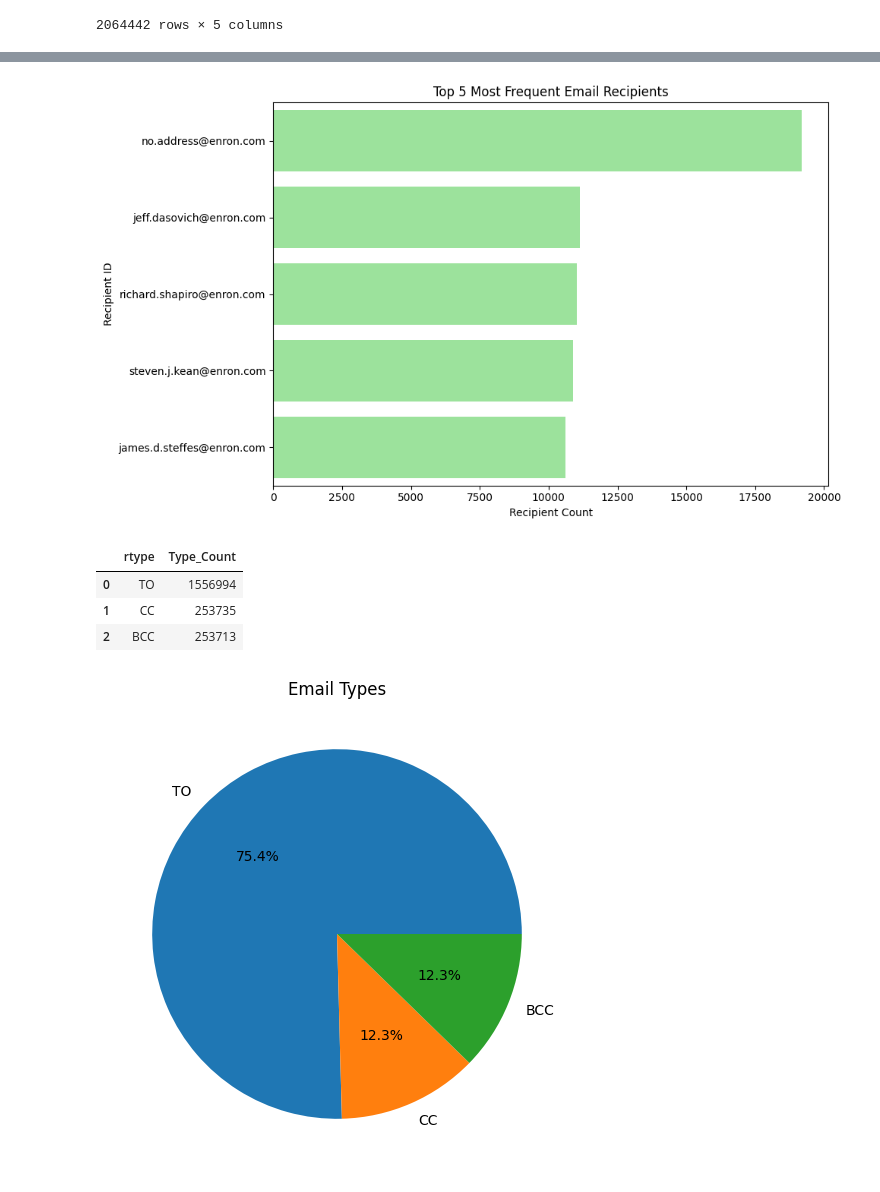
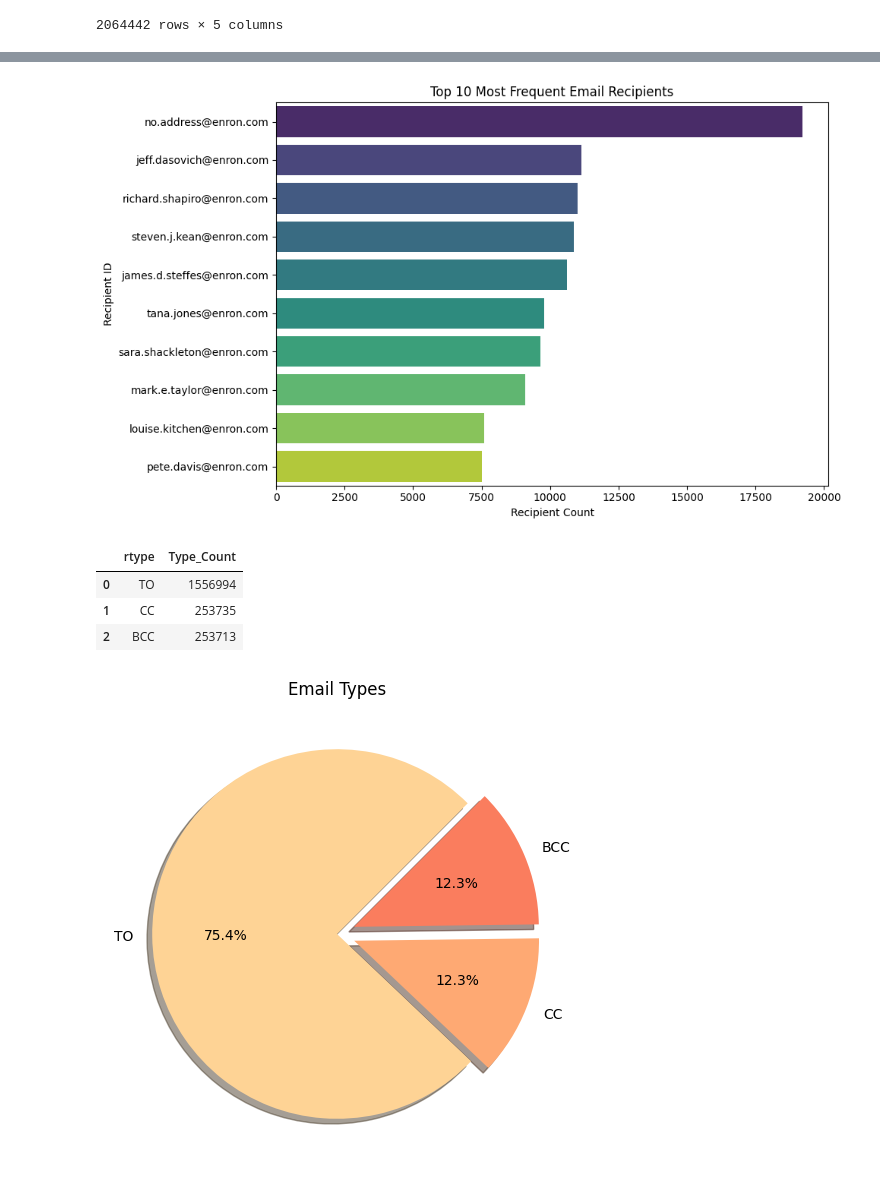
Before and after one commit to Ayush807/IBP_Assignment_2023, a Jupyter notebook: IBP_Assignment.ipynb, the cells around one changed output, grey strips where cells are left out. Saved outputs shown, nothing was run; the diff lists cells and outputs as text; code cells hidden in the pictures.

```diff
--- a/IBP_Assignment.ipynb
+++ b/IBP_Assignment.ipynb
@@ -313,17 +302,16 @@ plt.show()
 # %%
-#Taking only top 5 values for recipients
-top_5_recipients = recipient_data.head(5)
-
-# Plotting horizontal bar chart for top 5 recipients
+# Plotting horizontal bar chart for top 10 recipients
+n_colors = 10
+color_palette = sns.color_palette("viridis", n_colors)
 plt.figure(figsize=(10, 6))
-sns.barplot(data=top_5_recipients, y='rvalue', x='recipient_count', color='lightgreen')
+sns.barplot(data=recipient_data, y='rvalue', x='recipient_count', palette= color_palette)
 plt.xlabel('Recipient Count')
 plt.ylabel('Recipient ID')
-plt.title('Top 5 Most Frequent Email Recipients')
+plt.title('Top 10 Most Frequent Email Recipients')
 plt.tight_layout()
 plt.show()
 # %% [output]
-[figure, old version]
+[figure, new version]
 # %%
 #Order the rtype values againt the count
 type_query = """
@@ -341,11 +329,13 @@ type_data
 | 2 | BCC | 253713 |
 # %%
 # Plot the pie chart
-plt.figure(figsize=(8, 6))  # Optional: Set the figure size
-plt.pie(data=type_data, x='Type_Count', labels='rtype',autopct='%.1f%%')
+n_colors = 10
+color_palette = sns.color_palette("magma_r", n_colors)
+plt.figure(figsize=(8, 6))
+plt.pie(data=type_data, x='Type_Count', labels='rtype',autopct='%.1f%%', colors= sns.color_palette(color_palette),explode = (0, 0.1, 0.1),shadow=True,startangle=45)
 plt.title('Email Types')
 
 # Show the plot
 plt.show()
 # %% [output]
-[figure, old version]
+[figure, new version]
```
Also changed, not shown: parts of 18 cells of this notebook.
